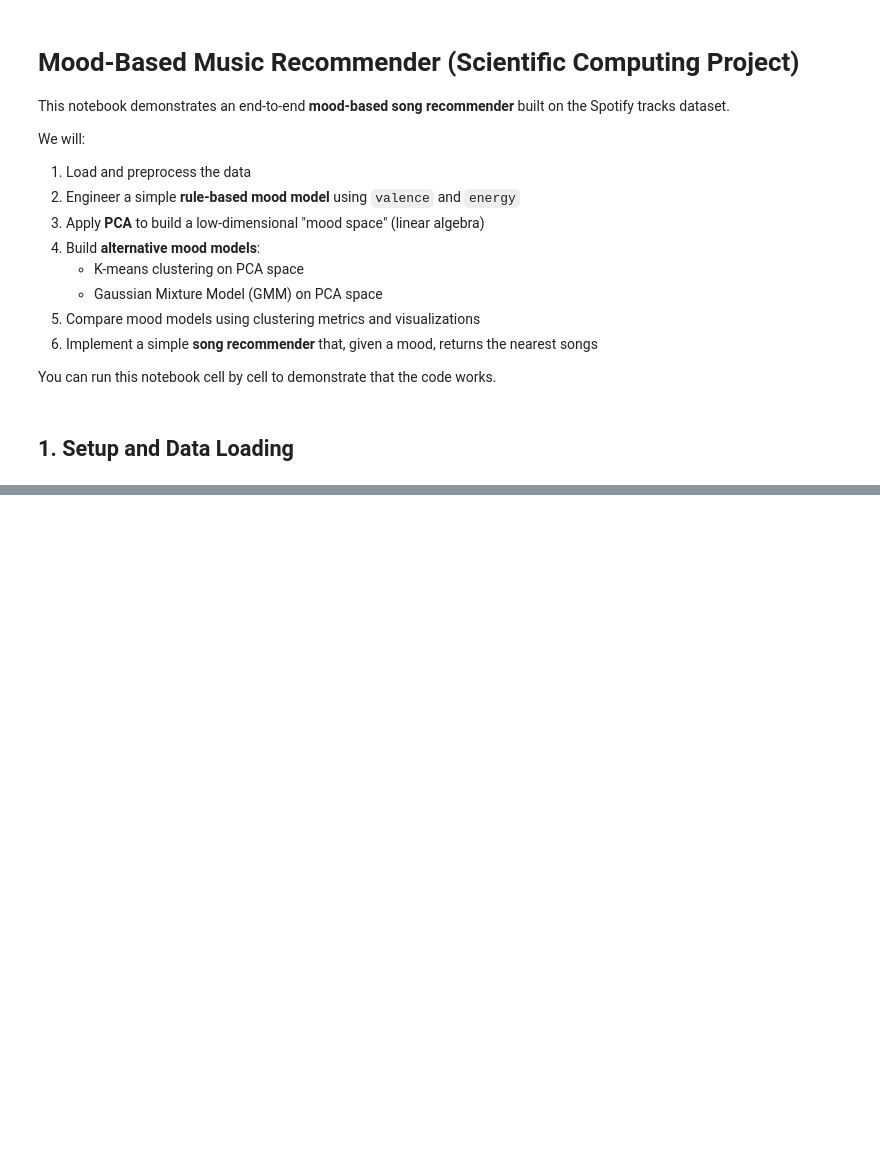
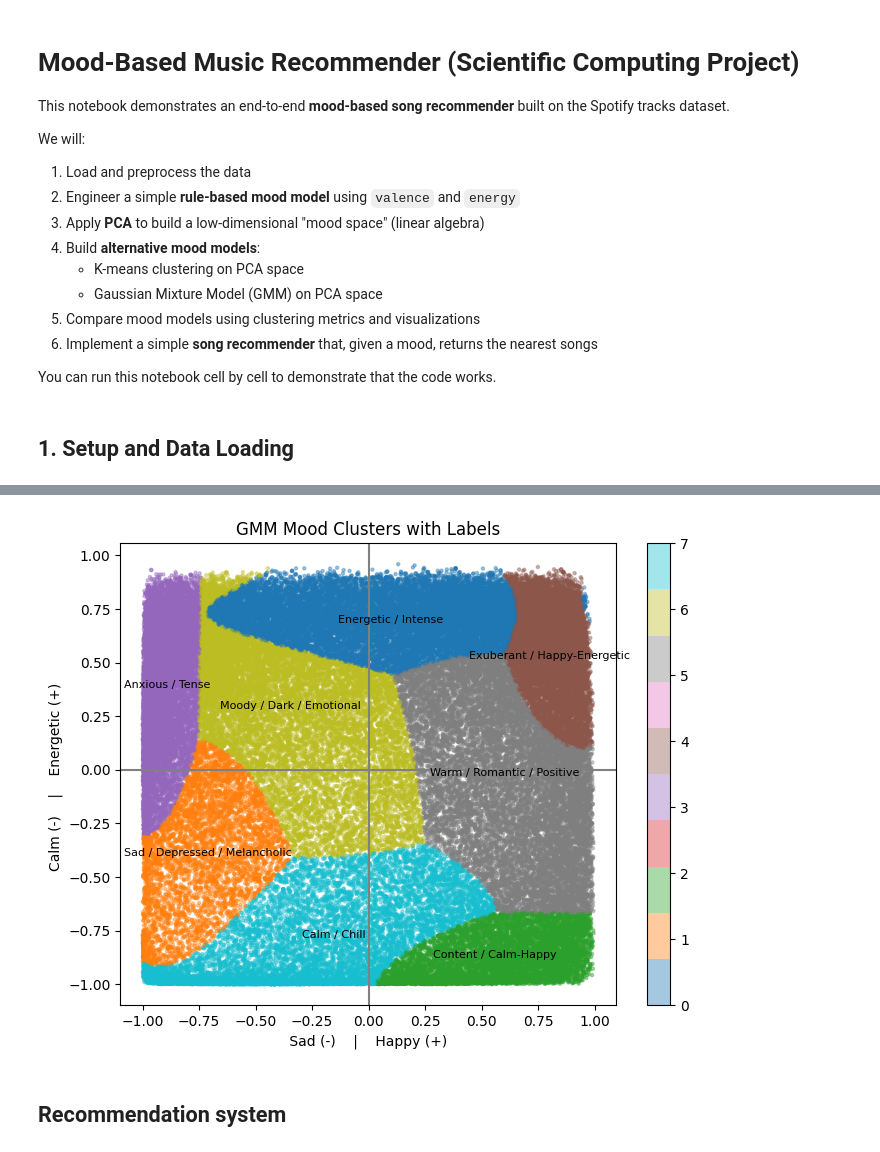
Before and after one commit to era5yl/Scientific-Computing-Project, a Jupyter notebook: mood_music_recommender.ipynb, the cells around one changed output, grey strips where cells are left out. Cells and saved outputs as stored; diff of their text form; code cells hidden in the pictures; blank space fills up the shorter version.

```diff
--- a/mood_music_recommender.ipynb
+++ b/mood_music_recommender.ipynb
@@ -258,0 +19,18 @@ You can now tweak thresholds, the number of clusters, or add more sophisticated
+# %%
+
+
+import numpy as np
+import pandas as pd
+
+from sklearn.preprocessing import StandardScaler
+from sklearn.decomposition import PCA
+from sklearn.mixture import GaussianMixture
+
+import matplotlib.pyplot as plt
+
+
+DATA_PATH = "dataset.csv"
+df = pd.read_csv(DATA_PATH)
+
+print("Shape:", df.shape)
+df.head()
@@ -258,0 +288,9 @@ You can now tweak thresholds, the number of clusters, or add more sophisticated
+# %%
+# --- Cell: Add cluster mood labels to your dataframe ---
+
+df = df.merge(cluster_centers[["cluster", "mood_label"]],
+              left_on="mood_cluster",
+              right_on="cluster",
+              how="left")
+
+df.head()
@@ -258,0 +305,22 @@ You can now tweak thresholds, the number of clusters, or add more sophisticated
+# %%
+plt.figure(figsize=(8,6))
+scatter = plt.scatter(df["mood_x"], df["mood_y"],
+                      c=df["mood_cluster"], s=5, alpha=0.4, cmap="tab10")
+
+# Add center labels
+for _, row in cluster_centers.iterrows():
+    plt.text(row["mood_x_center"], row["mood_y_center"],
+             row["mood_label"],
+             fontsize=8, ha='center', va='center')
+
+plt.axhline(0, color='gray')
+plt.axvline(0, color='gray')
+plt.xlabel(" Sad (-)    |    Happy (+) ")
+plt.ylabel("Calm (-)    |    Energetic (+) ")
+plt.title("GMM Mood Clusters with Labels")
+plt.colorbar(scatter)
+plt.show()
+# %% [output]
+[figure, added]
+# %% [markdown]
+## Recommendation system
```
Also changed, not shown: parts of 57 cells of this notebook.
